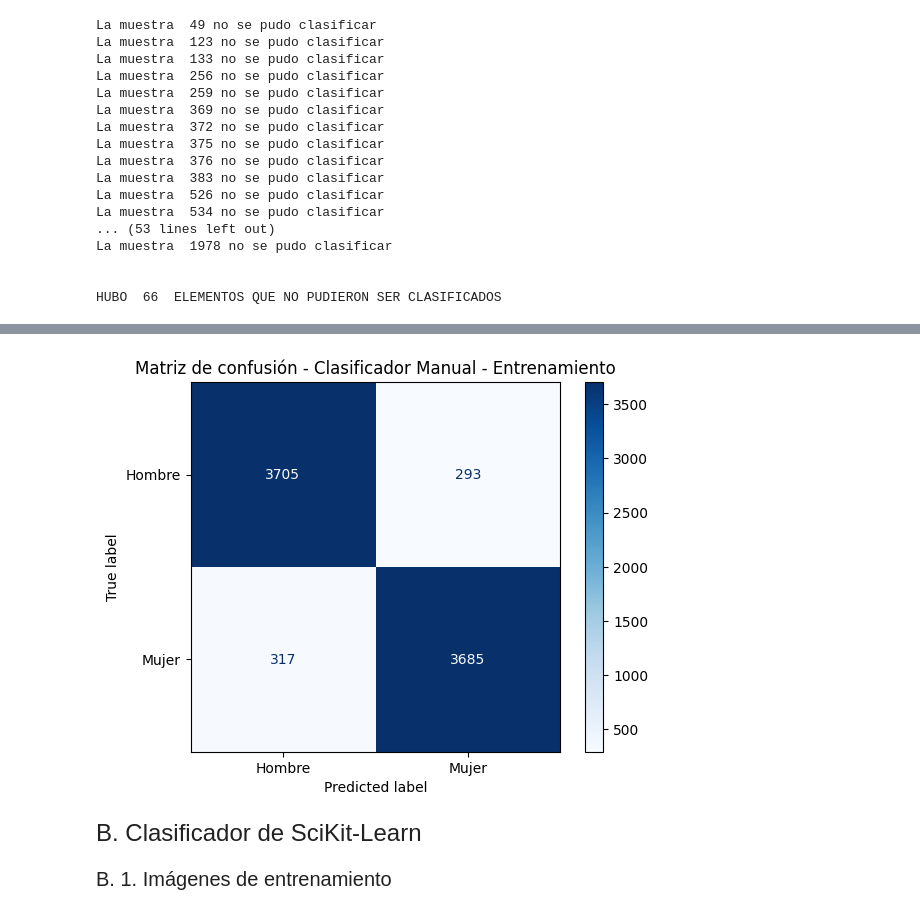
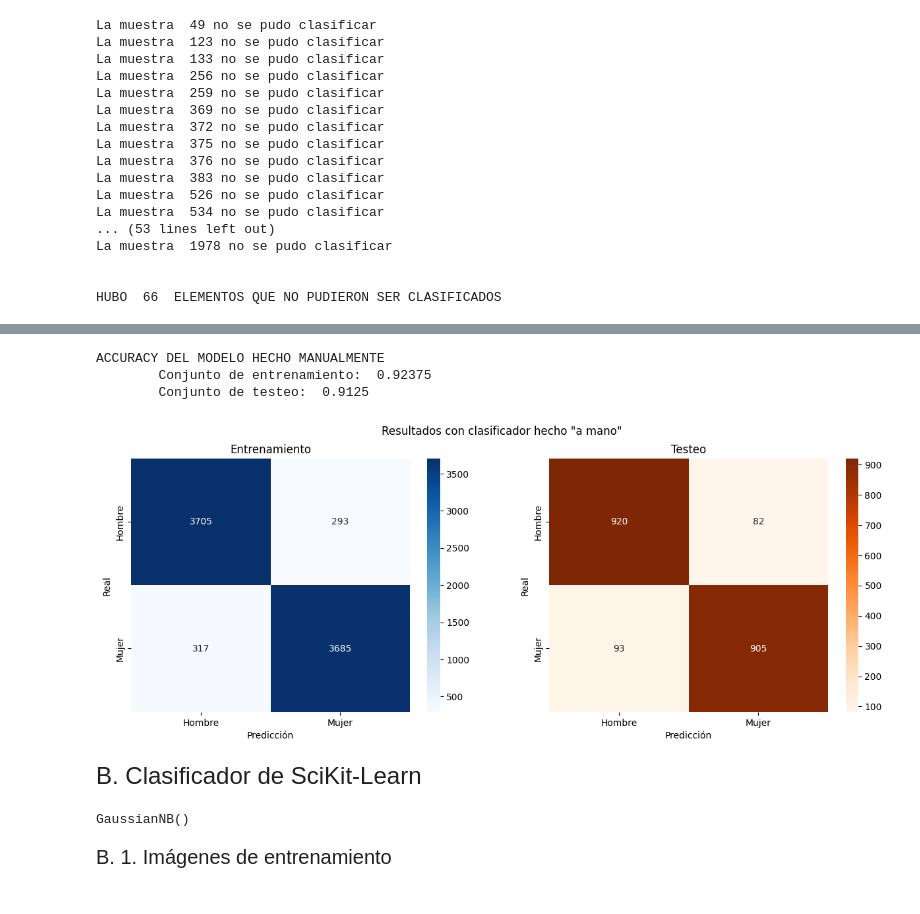
Before and after one commit to MagdalenaLaValle/TPs-Redes-Neuronales-, a Jupyter notebook: Clasificación_Bayesiana.ipynb, the cells around one changed output, grey strips where cells are left out. Cells and saved outputs as stored; diff of their text form; code cells hidden in the pictures.

```diff
--- a/Clasificación_Bayesiana.ipynb
+++ b/Clasificación_Bayesiana.ipynb
@@ -256,13 +247,13 @@ for i in range(len(data_test)):
+# %%
+def binarizar_genero(vector):
+    binarizado=np.zeros(len(vector))
+    for i in range(len(vector)):
+        if (vector[i]=='Hombre'):
+            binarizado[i]=1
+    return binarizado
 # %%
 #Paso los valores reales a números
-genero_train_binario=np.zeros(total)
-for i in range(total):
-  if(genero_train[i]=='Hombre'):
-    genero_train_binario[i]=1
+genero_train_binario=binarizar_genero(genero_train)
+genero_test_binario=binarizar_genero(genero_test)
-# %%
-genero_test_binario=np.zeros(len(genero_test))
-for i in range(len(genero_test)):
-  if(genero_test[i]=='Hombre'):
-    genero_test_binario[i]=1
 # %%
 etiquetas=['Hombre', 'Mujer']
@@ -271,2 +280,11 @@ etiquetas=['Hombre', 'Mujer']
+# %%
+accuracy_manual_train=accuracy_manual(prediccion_manual_train_B, genero_train_binario)
+accuracy_manual_test=accuracy_manual(prediccion_manual_test_B, genero_test_binario)
+print("ACCURACY DEL MODELO HECHO MANUALMENTE")
+print("\tConjunto de entrenamiento: ", accuracy_manual_train, "\n\tConjunto de testeo: ", accuracy_manual_test)
+# %% [output]
+ACCURACY DEL MODELO HECHO MANUALMENTE
+        Conjunto de entrenamiento:  0.92375
+        Conjunto de testeo:  0.9125
 # %%
 from sklearn.metrics import confusion_matrix, ConfusionMatrixDisplay
@@ -273,14 +292,30 @@ from sklearn.metrics import confusion_matrix, ConfusionMatrixDisplay
-# %%
-cm_manual_train=confusion_matrix(genero_train_binario, prediccion_manual_train)
-disp_manual_train = ConfusionMatrixDisplay(cm_manual_train, display_labels=etiquetas)
-disp_manual_train.plot(cmap=plt.cm.Blues)
-plt.title('Matriz de confusión - Clasificador Manual - Entrenamiento')
-plt.show()
-# %% [output]
-[figure, removed]
+# %%
+cm_manual_train=confusion_matrix(genero_train_binario, prediccion_manual_train_B)
+cm_manual_test=confusion_matrix(genero_test_binario, prediccion_manual_test_B)
+# %%
+fig, ax = plt.subplots(1, 2, figsize=(15,5))
+fig.suptitle('Resultados con clasificador hecho "a mano"')
+
+sns.heatmap(cm_manual_train, annot=True, fmt="d", cmap="Blues", ax=ax[0],  xticklabels= etiquetas, yticklabels= etiquetas)
+ax[0].set_title("Entrenamiento")
+ax[0].set_xlabel("Predicción")
+ax[0].set_ylabel("Real")
+
+sns.heatmap(cm_manual_test, annot=True, fmt="d", cmap="Oranges", ax=ax[1], xticklabels= etiquetas, yticklabels= etiquetas)
+ax[1].set_title("Testeo")
+ax[1].set_xlabel("Predicción")
+ax[1].set_ylabel("Real")
+plt.show()
+# %% [output]
+[figure, added]
 # %% [markdown]
 <span style="font-size: 24px;"> B. Clasificador de SciKit-Learn </span>
 # %%
 from sklearn.naive_bayes import GaussianNB
+# %%
+clf_sklearn = GaussianNB()
+clf_sklearn.fit(wh_train, genero_train_binario)  # Entrenar el modelo
+# %% [output]
+GaussianNB()
 # %% [markdown]
 <span style="font-size: 20px;"> B. 1. Imágenes de entrenamiento </span>
```
Also changed, not shown: parts of 29 cells of this notebook.
